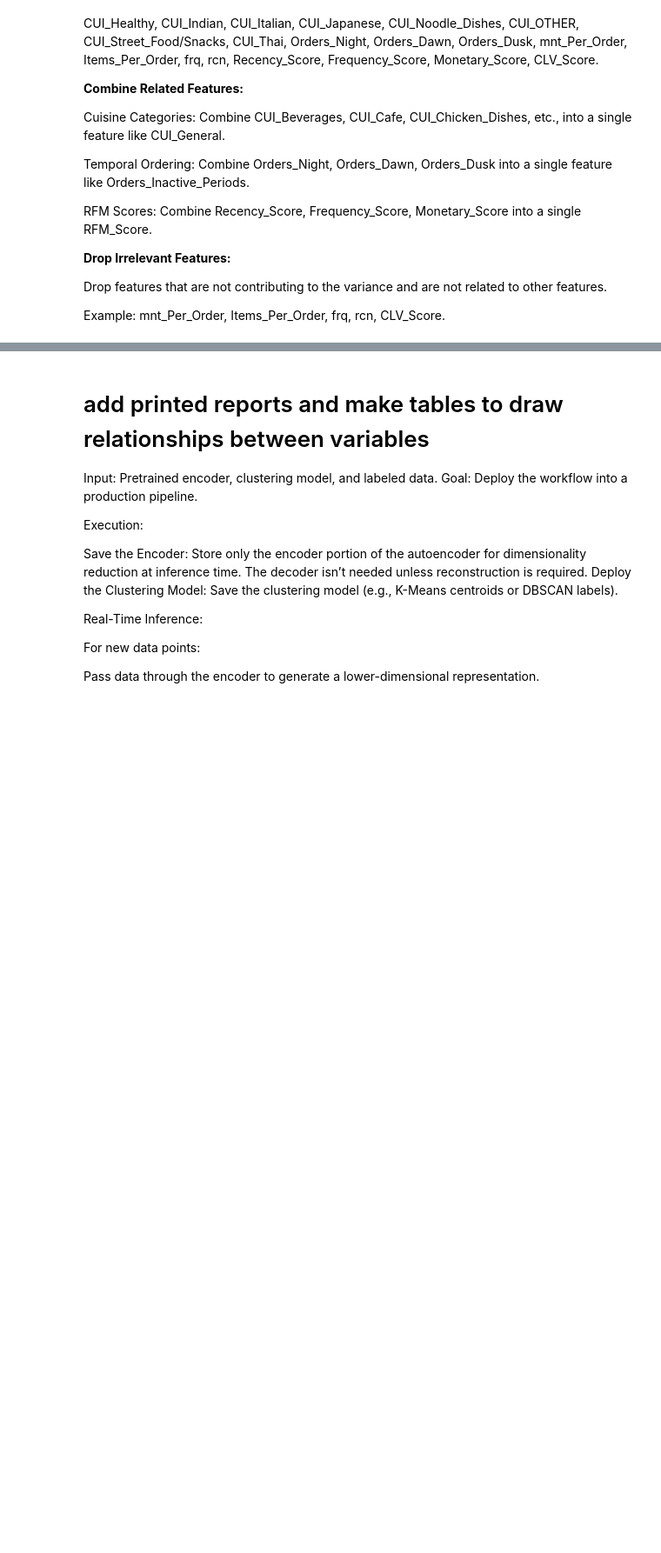
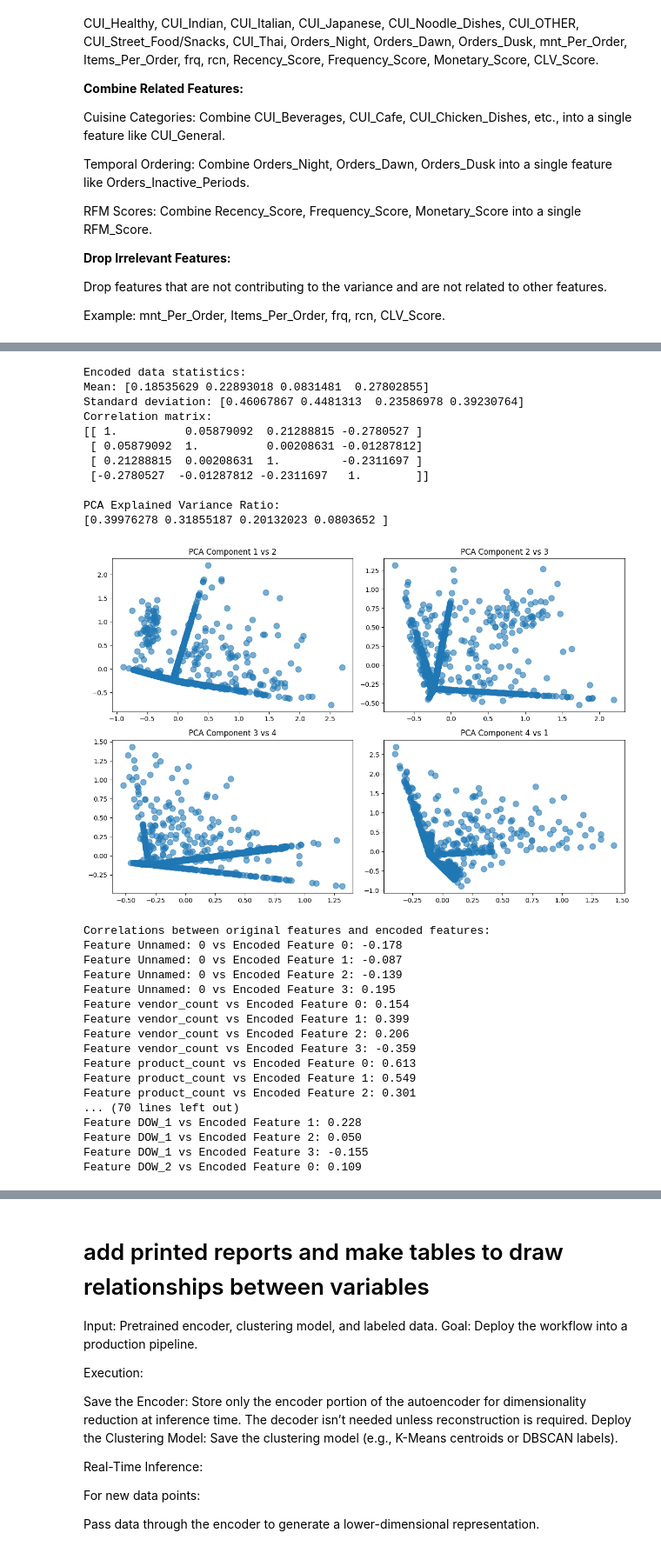
Before and after one commit to diogoruivo47/Data-Mining, a Jupyter notebook: FS_Dimension_reductionality.ipynb, the cells around one changed output, grey strips where cells are left out. Shown at 87% size. Saved outputs shown, nothing was run; the diff lists cells and outputs as text; code cells hidden in the pictures; blank space fills up the shorter version.

```diff
--- a/FS_Dimension_reductionality.ipynb
+++ b/FS_Dimension_reductionality.ipynb
@@ -1211,0 +1180,69 @@ AttributeError: 'Series' object has no attribute 'reshape'
+# %%
+# Second script: Additional analysis on the autoencoder results
+import matplotlib.pyplot as plt
+import seaborn as sns
+import numpy as np
+from sklearn.decomposition import PCA
+from scipy.stats import pearsonr
+
+# Print summary statistics of the 4D encoded data
+print("Encoded data statistics:")
+print(f"Mean: {np.mean(encoded_data, axis=0)}")
+print(f"Standard deviation: {np.std(encoded_data, axis=0)}")
+print(f"Correlation matrix:\n{np.corrcoef(encoded_data.T)}")
+
+# Perform PCA on the encoded data
+pca = PCA(n_components=4)
+pca_data = pca.fit_transform(encoded_data)
+
+# Explain variance ratio of PCA components
+print("\nPCA Explained Variance Ratio:")
+print(pca.explained_variance_ratio_)
+
+# Plot PCA components
+fig, axes = plt.subplots(2, 2, figsize=(12, 8))
+axes = axes.flatten()
+
+for i in range(4):
+    axes[i].scatter(pca_data[:, i], pca_data[:, (i+1)%4], alpha=0.6, s=80)
+    axes[i].set_title(f"PCA Component {i+1} vs {(i+1)%4+1}")
+
+plt.tight_layout()
+plt.show()
+
+# Check for correlations between original features and encoded features
+print("\nCorrelations between original features and encoded features:")
+for i, col in enumerate(df_scaled.columns):
+    for j in range(4):
+        corr, _ = pearsonr(df_scaled[col], encoded_data[:, j])
+        print(f"Feature {col} vs Encoded Feature {j}: {corr:.3f}")
+# %% [output]
+Encoded data statistics:
+Mean: [0.18535629 0.22893018 0.0831481  0.27802855]
+Standard deviation: [0.46067867 0.4481313  0.23586978 0.39230764]
+Correlation matrix:
+[[ 1.          0.05879092  0.21288815 -0.2780527 ]
+ [ 0.05879092  1.          0.00208631 -0.01287812]
+ [ 0.21288815  0.00208631  1.         -0.2311697 ]
+ [-0.2780527  -0.01287812 -0.2311697   1.        ]]
+
+PCA Explained Variance Ratio:
+[0.39976278 0.31855187 0.20132023 0.0803652 ]
+[figure, added]
+Correlations between original features and encoded features:
+Feature Unnamed: 0 vs Encoded Feature 0: -0.178
+Feature Unnamed: 0 vs Encoded Feature 1: -0.087
+Feature Unnamed: 0 vs Encoded Feature 2: -0.139
+Feature Unnamed: 0 vs Encoded Feature 3: 0.195
+Feature vendor_count vs Encoded Feature 0: 0.154
+Feature vendor_count vs Encoded Feature 1: 0.399
+Feature vendor_count vs Encoded Feature 2: 0.206
+Feature vendor_count vs Encoded Feature 3: -0.359
+Feature product_count vs Encoded Feature 0: 0.613
+Feature product_count vs Encoded Feature 1: 0.549
+Feature product_count vs Encoded Feature 2: 0.301
+... (70 lines left out)
+Feature DOW_1 vs Encoded Feature 1: 0.228
+Feature DOW_1 vs Encoded Feature 2: 0.050
+Feature DOW_1 vs Encoded Feature 3: -0.155
+Feature DOW_2 vs Encoded Feature 0: 0.109
```
Also changed, not shown: parts of 8 cells of this notebook.
